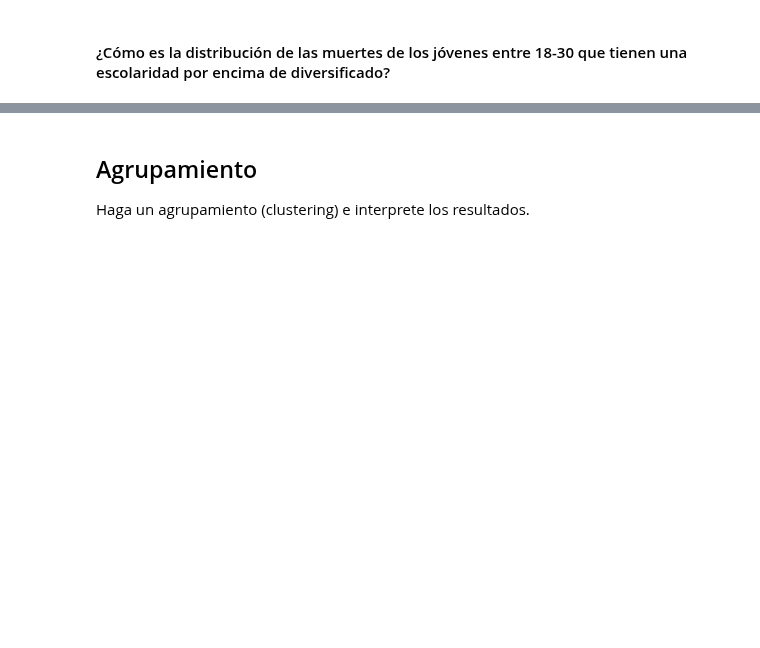
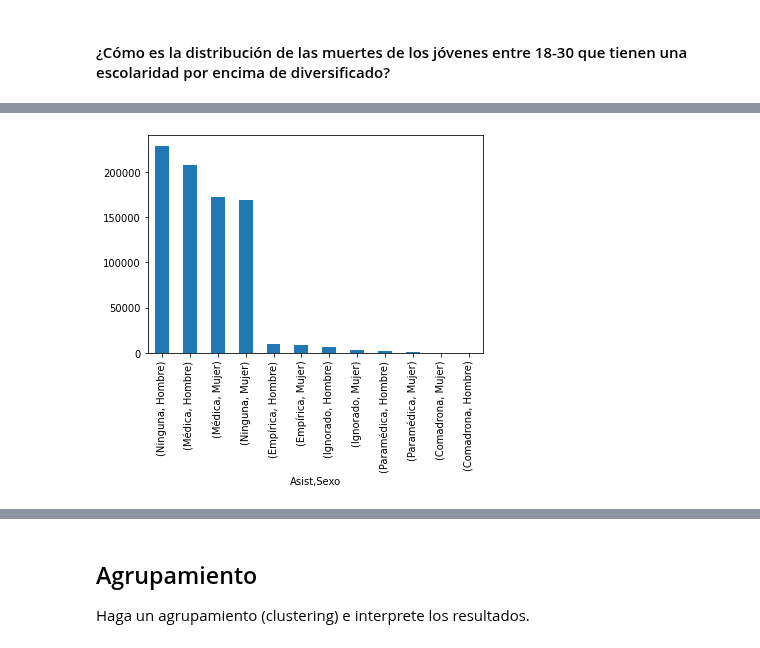
Before and after one commit to Orlando19943/Proyecto1-DM, a Jupyter notebook: project.ipynb, the cells around one changed output, grey strips where cells are left out. Cells and saved outputs as stored; diff of their text form; code cells hidden in the pictures; blank space fills up the shorter version.

```diff
--- a/project.ipynb
+++ b/project.ipynb
@@ -204,0 +255,3 @@ young = deaths.loc[(deaths['edad'] >= 18 & deaths['edad'] <= 30 & deaths['edad']
+# %%
+atencionGenero = deaths.groupby(["Asist","Sexo"])["Asist"].count().sort_values(ascending=False)
+atencionGenero
@@ -204,0 +273,5 @@ young = deaths.loc[(deaths['edad'] >= 18 & deaths['edad'] <= 30 & deaths['edad']
+# %%
+atencionGenero.plot.bar()
+del atencionGenero
+# %% [output]
+[figure, added]
```
Also changed, not shown: parts of 38 cells of this notebook.
